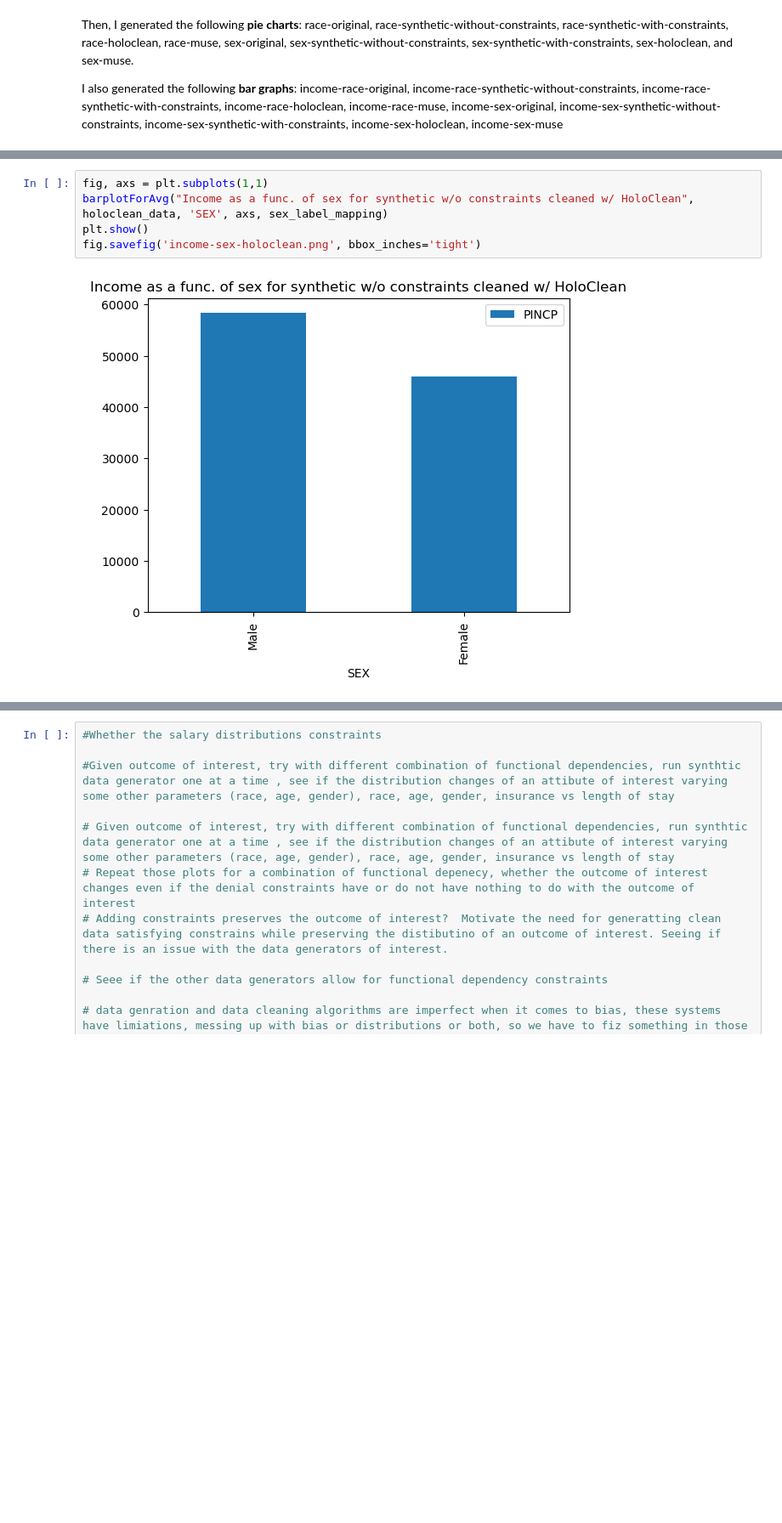
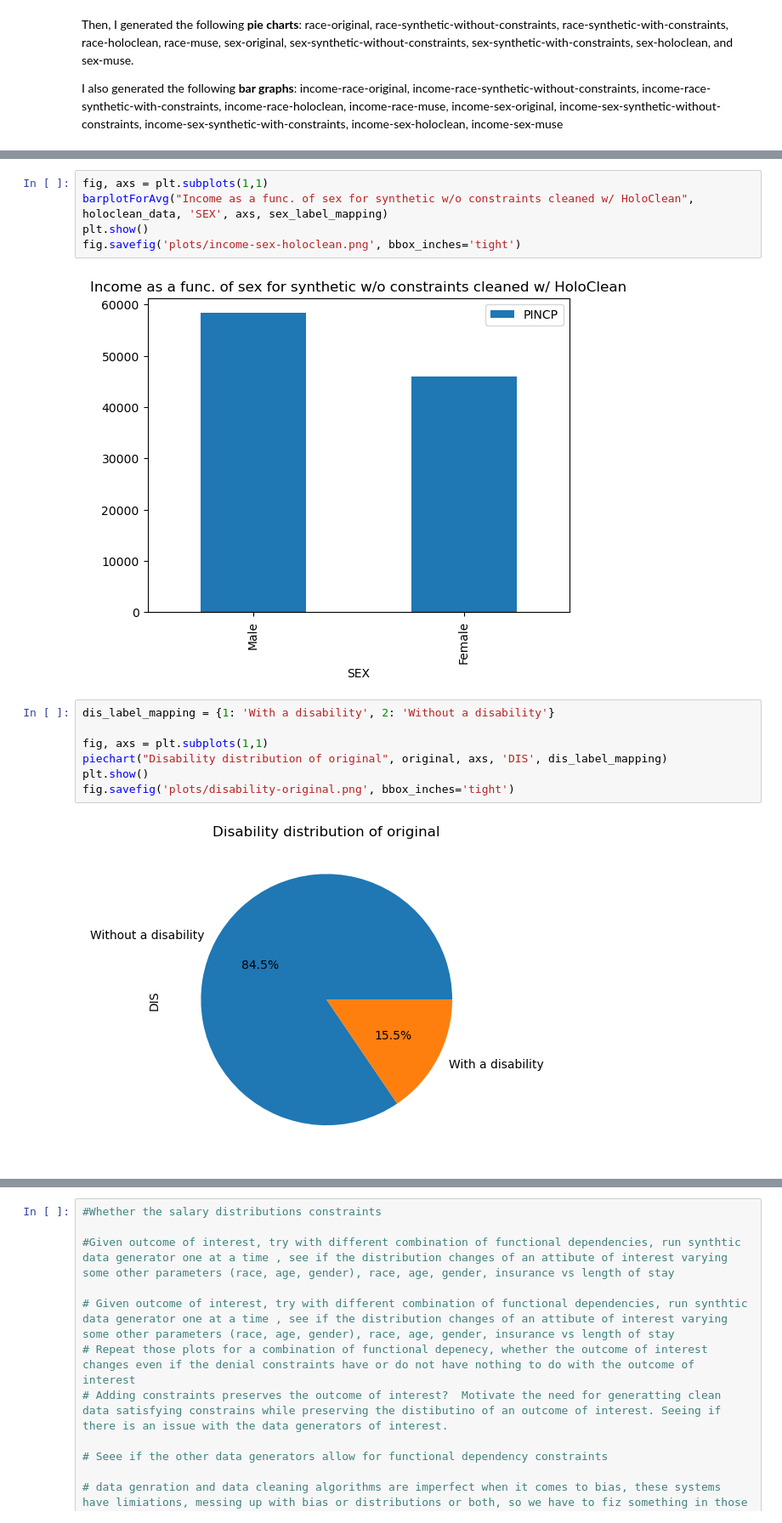
Before and after one commit to kushagraghosh/DataRepairAndFairness, a Jupyter notebook: data_repair_and_fairness.ipynb, the cells around one changed output, grey strips where cells are left out. Shown at 85% size. Cells and saved outputs as stored; diff of their text form; blank space fills up the shorter version.

Commit message:
added freq tables and plots

```diff
--- a/data_repair_and_fairness.ipynb
+++ b/data_repair_and_fairness.ipynb
@@ -417,6 +544,15 @@ fig.savefig('income-race-holoclean.png', bbox_inches='tight')
 fig, axs = plt.subplots(1,1)
 barplotForAvg("Income as a func. of sex for synthetic w/o constraints cleaned w/ HoloClean", holoclean_data, 'SEX', axs, sex_label_mapping)
 plt.show()
-fig.savefig('income-sex-holoclean.png', bbox_inches='tight')
+fig.savefig('plots/income-sex-holoclean.png', bbox_inches='tight')
 # %% [output]
 [figure]
+# %%
+dis_label_mapping = {1: 'With a disability', 2: 'Without a disability'}
+
+fig, axs = plt.subplots(1,1)
+piechart("Disability distribution of original", original, axs, 'DIS', dis_label_mapping)
+plt.show()
+fig.savefig('plots/disability-original.png', bbox_inches='tight')
+# %% [output]
+[figure, added]
```
Also changed, not shown: parts of 35 cells of this notebook, 27 other files.
